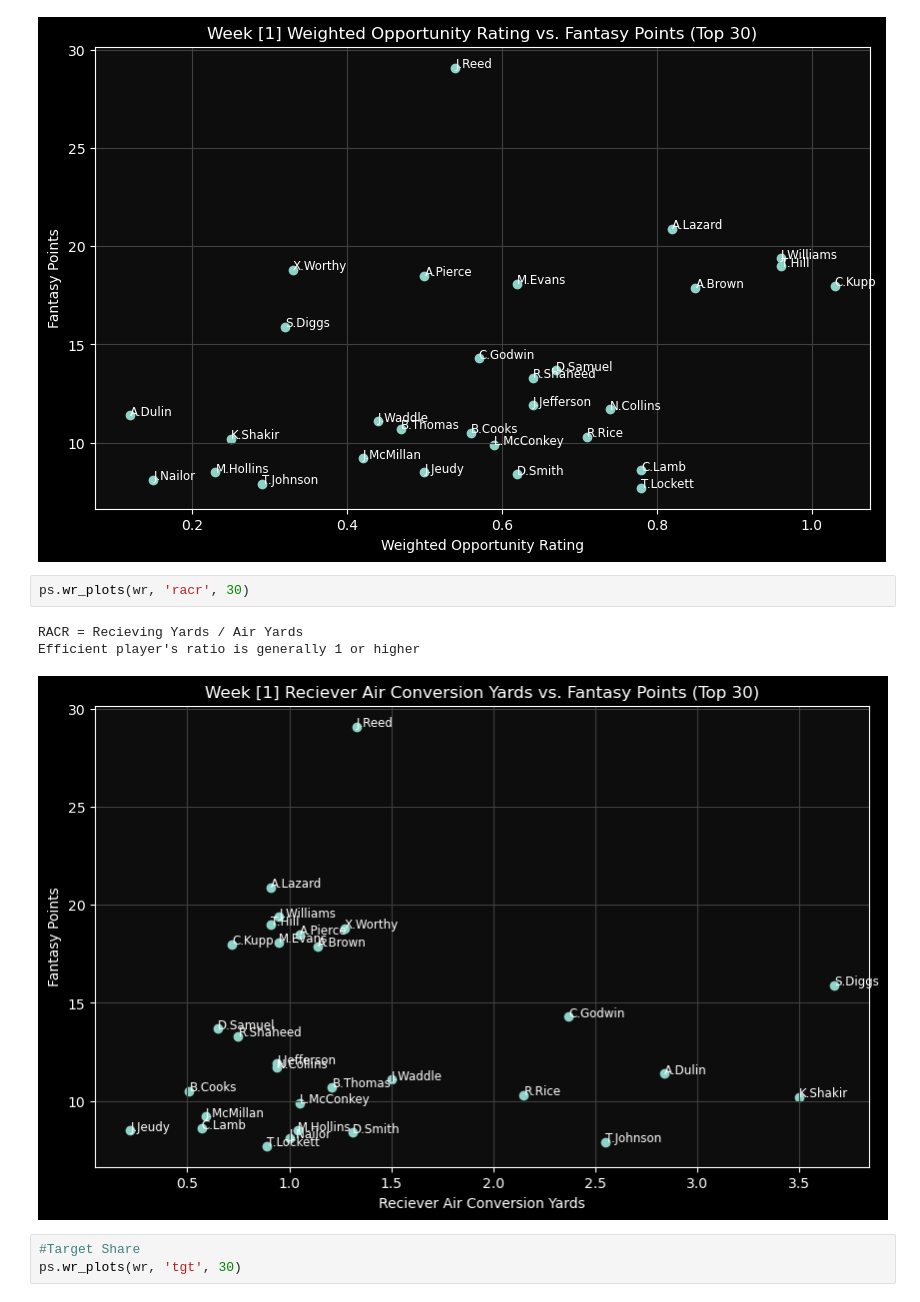
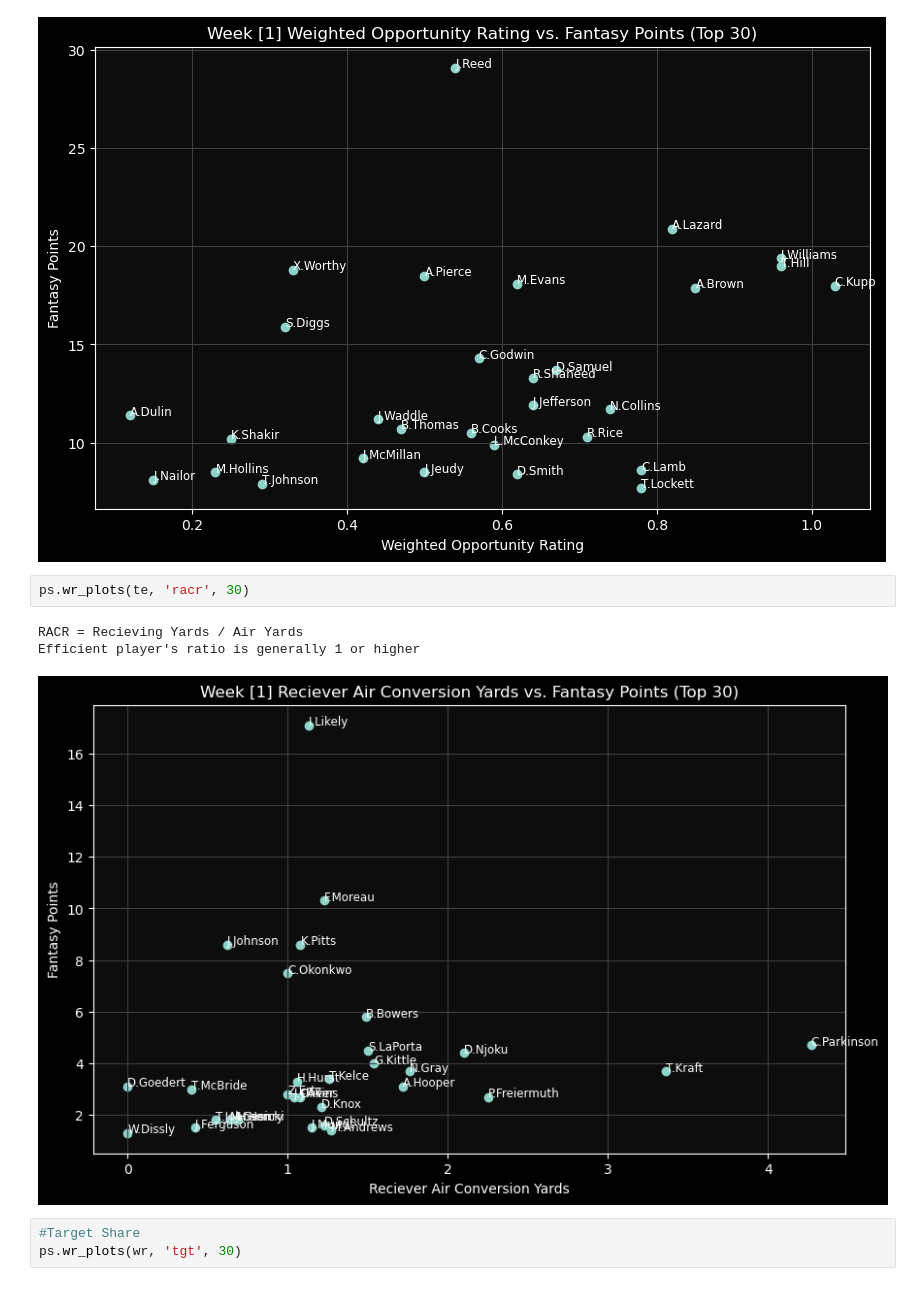
Before and after one commit to prestonf99/NFL-Fun, a Jupyter notebook: Library.ipynb, the cells around one changed output. Cells and saved outputs as stored; diff of their text form.

```diff
--- a/Library.ipynb
+++ b/Library.ipynb
@@ -19,11 +17,11 @@ WOPR=1.5 * Target Market Share + 0.7 * Air Yards Market Share
 Measures volume, want lots of targets and high air yards. Ideally 70 or higher
 [figure]
 # %%
-ps.wr_plots(wr, 'racr', 30)
+ps.wr_plots(te, 'racr', 30)
 # %% [output]
 RACR = Recieving Yards / Air Yards
 Efficient player's ratio is generally 1 or higher
-[figure, old version]
+[figure, new version]
 # %%
 #Target Share
 ps.wr_plots(wr, 'tgt', 30)
```
Also changed, not shown: parts of 8 cells of this notebook, 1 other file.
